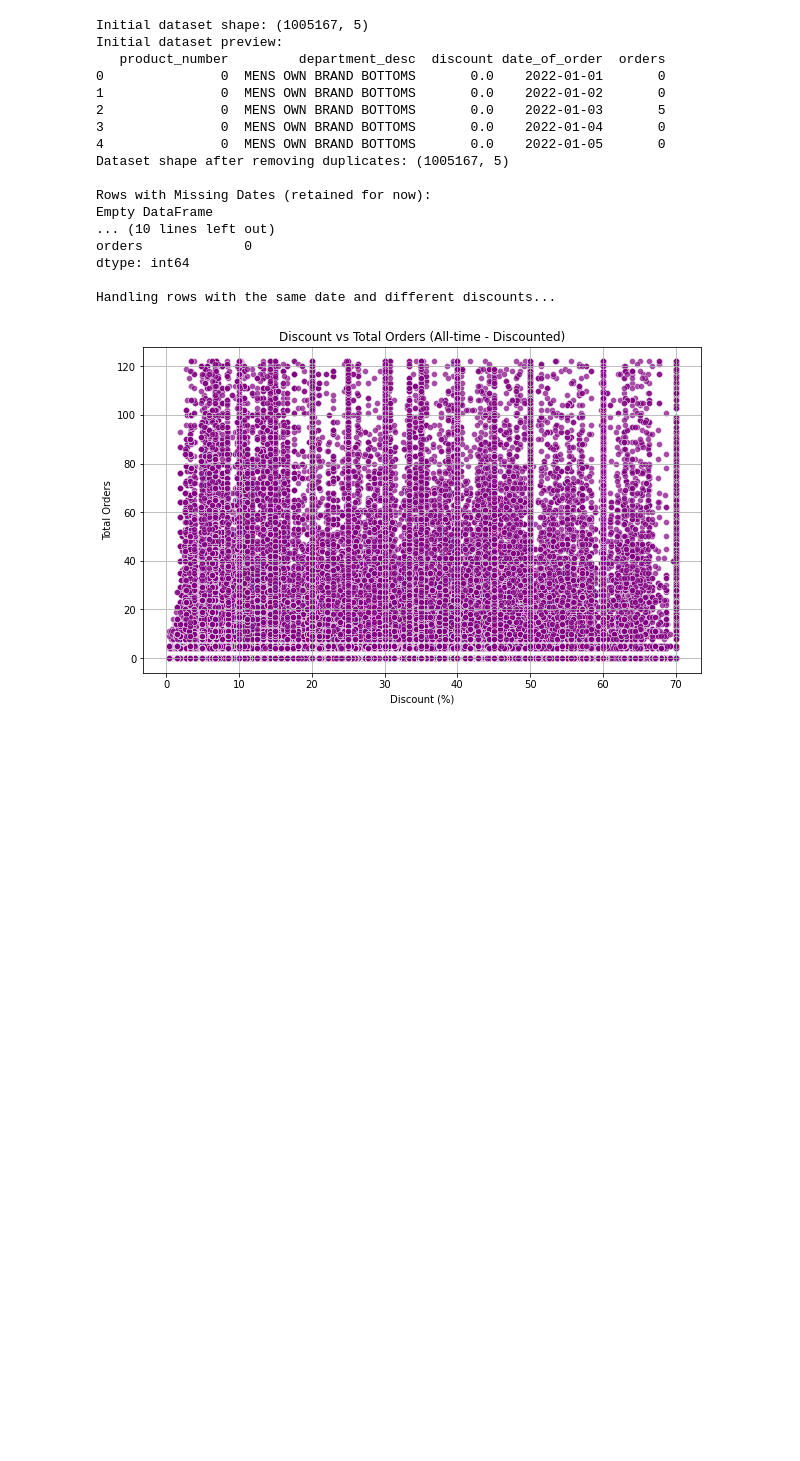
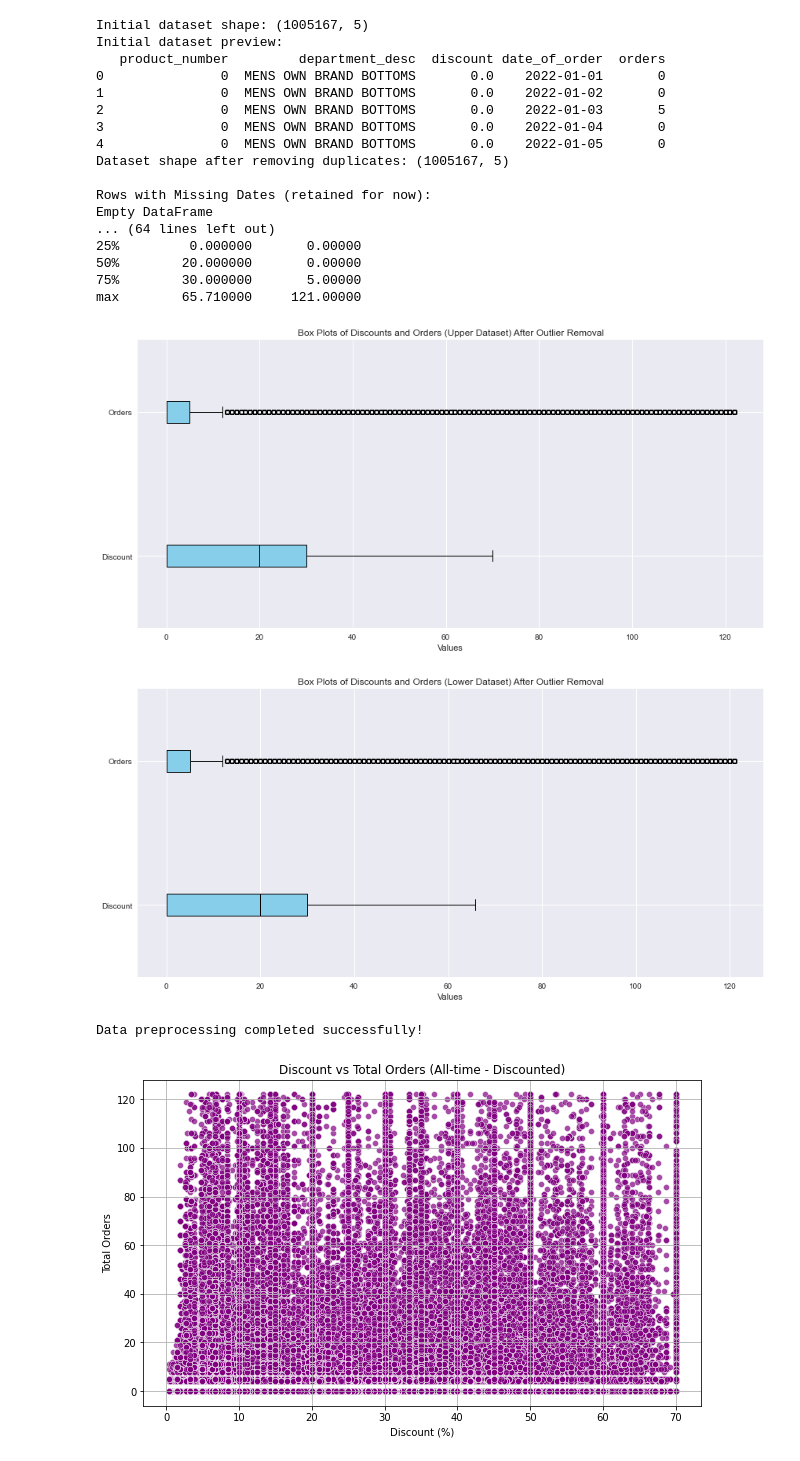
Before and after one commit to atiya16384/Monumentum_Makers, a Jupyter notebook: test.ipynb, the cells around one changed output. Cells and saved outputs as stored; diff of their text form; code cells hidden in the pictures; blank space fills up the shorter version.

```diff
--- a/test.ipynb
+++ b/test.ipynb
@@ -87,65 +87,54 @@ lower_value_data = remove_outliers_custom(lower_value_data, 'orders', lower_perc
 print(f"Upper dataset shape before: {original_shape_upper}, after: {upper_value_data.shape}")
 print(f"Lower dataset shape before: {original_shape_lower}, after: {lower_value_data.shape}")
 
 # After outlier removal
 print("\nUpper Value Data After Outlier Removal:")
 print(upper_value_data[['discount', 'orders']].describe())
 
 print("\nLower Value Data After Outlier Removal:")
 print(lower_value_data[['discount', 'orders']].describe())
 
-# 6. Box Plots for Visualization
-# Box plot for discounts in the upper dataset after outlier removal
-plt.figure(figsize=(8, 6))
-sns.boxplot(x=upper_value_data['discount'], color='skyblue')
-plt.title('Box Plot of Discounts (Upper Dataset) After Outlier Removal')
-plt.xlabel('Discount (%)')
-plt.grid(True)
+# Visualize the data after outlier removal
+fig, ax = plt.subplots(figsize=(12, 6))
+
+ax.boxplot([upper_value_data['discount'], upper_value_data['orders']], labels=['Discount', 'Orders'], vert=False, patch_artist=True, boxprops=dict(facecolor='skyblue'), medianprops=dict(color='black'))
+ax.set_title('Box Plots of Discounts and Orders (Upper Dataset) After Outlier Removal')
+ax.set_xlabel('Values')
+
+plt.tight_layout()
 plt.show()
 
-# Box plot for orders in the upper dataset after outlier removal
-plt.figure(figsize=(8, 6))
-sns.boxplot(x=upper_value_data['orders'], color='orange')
-plt.title('Box Plot of Orders (Upper Dataset) After Outlier Removal')
-plt.xlabel('Orders')
-plt.grid(True)
-plt.show()
+fig, ax = plt.subplots(figsize=(12, 6))
 
-# Box plot for discounts in the lower dataset after outlier removal
-plt.figure(figsize=(8, 6))
-sns.boxplot(x=lower_value_data['discount'], color='skyblue')
-plt.title('Box Plot of Discounts (Lower Dataset) After Outlier Removal')
-plt.xlabel('Discount (%)')
-plt.grid(True)
-plt.show()
+ax.boxplot([lower_value_data['discount'], lower_value_data['orders']], labels=['Discount', 'Orders'], vert=False, patch_artist=True, boxprops=dict(facecolor='skyblue'), medianprops=dict(color='black'))
+ax.set_title('Box Plots of Discounts and Orders (Lower Dataset) After Outlier Removal')
+ax.set_xlabel('Values')
 
-# Box plot for orders in the lower dataset after outlier removal
-plt.figure(figsize=(8, 6))
-sns.boxplot(x=lower_value_data['orders'], color='orange')
-plt.title('Box Plot of Orders (Lower Dataset) After Outlier Removal')
-plt.xlabel('Orders')
-plt.grid(True)
+plt.tight_layout()
 plt.show()
 
 print("Data preprocessing completed successfully!")
 # %% [output]
 Initial dataset shape: (1005167, 5)
 Initial dataset preview:
    product_number         department_desc  discount date_of_order  orders
 0               0  MENS OWN BRAND BOTTOMS       0.0    2022-01-01       0
 1               0  MENS OWN BRAND BOTTOMS       0.0    2022-01-02       0
 2               0  MENS OWN BRAND BOTTOMS       0.0    2022-01-03       5
 3               0  MENS OWN BRAND BOTTOMS       0.0    2022-01-04       0
 4               0  MENS OWN BRAND BOTTOMS       0.0    2022-01-05       0
 Dataset shape after removing duplicates: (1005167, 5)
 
 Rows with Missing Dates (retained for now):
 Empty DataFrame
-... (10 lines left out)
-orders             0
-dtype: int64
-
-Handling rows with the same date and different discounts...
+... (64 lines left out)
+25%         0.000000       0.00000
+50%        20.000000       0.00000
+75%        30.000000       5.00000
+max        65.710000     121.00000
+[figure, added]
+[figure, added]
+Data preprocessing completed successfully!
 # %%
 import pandas as pd
 import matplotlib.pyplot as plt
```
Also changed, not shown: parts of 3 cells of this notebook, 7 other files.
